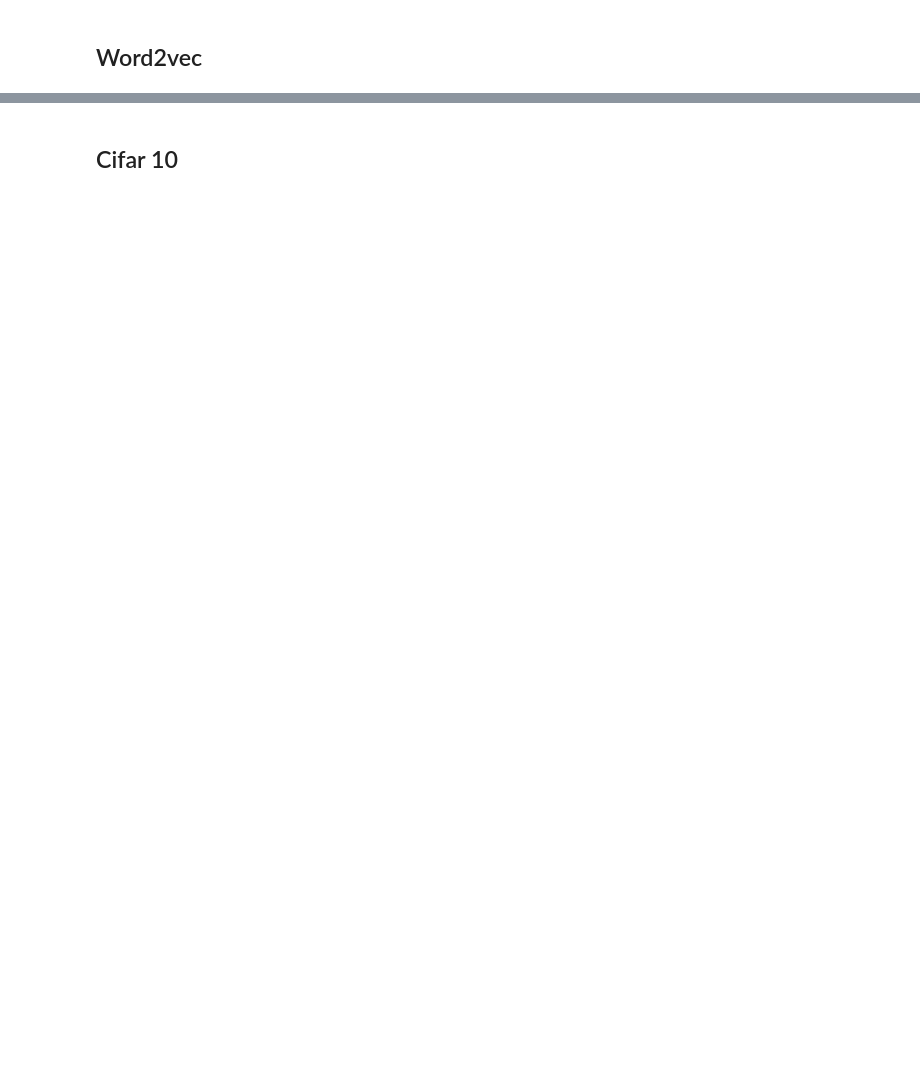
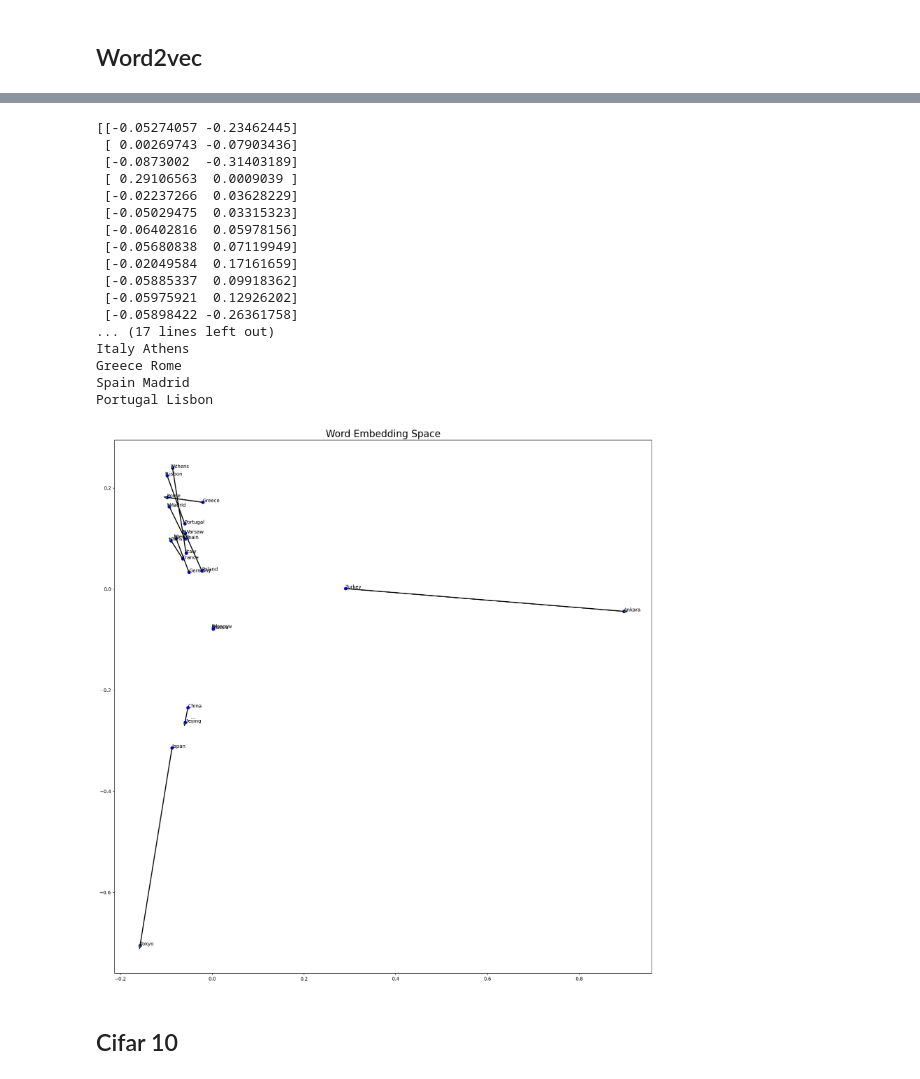
Before and after one commit to HUWENBIN2024/ML_Crowd_Modeling_and_Simulation, a Jupyter notebook: final_proj/sum_dmap_test/diffusionMaps - test.ipynb, the cells around one changed output, grey strips where cells are left out. Cells and saved outputs as stored; diff of their text form; code cells hidden in the pictures; blank space fills up the shorter version.

```diff
--- a/final_proj/sum_dmap_test/diffusionMaps - test.ipynb
+++ b/final_proj/sum_dmap_test/diffusionMaps - test.ipynb
@@ -72,3 +66,40 @@ plot_word_embedding_damp(Word_dmap,words)
+# %%
+countries = ['China', 'Russia', 'Japan', 'Turkey', 'Poland', 'Germany', 'France', 'Italy', 'Greece', 'Spain', 'Portugal']
+capitals = ['Beijing', 'Moscow', 'Tokyo', 'Ankara', 'Warsaw', 'Berlin', 'Paris', 'Athens', 'Rome', 'Madrid', 'Lisbon']
+embeddings = [gensim_model[word] for word in countries + capitals]
+embeddings = np.array(embeddings)
+L_cifar=2
+dim_red_em,val = dmap.diffusion_map_datafold(embeddings,L_cifar,isSwissRoll=True,isWordVec=False)
+
+dim_red_em = dim_red_em[:,1:]
+print(dim_red_em)
+
+word_embedding_plot(dim_red_em, countries + capitals)
+
+for i in range(len(countries)):
+    country = dim_red_em[i]
+    capital = dim_red_em[i+len(countries)]
+    print(countries[i], capitals[i])
+    plt.arrow(country[0], country[1], capital[0]-country[0], capital[1]-country[1], head_width = 0.005)
+# %% [output]
+[[-0.05274057 -0.23462445]
+ [ 0.00269743 -0.07903436]
+ [-0.0873002  -0.31403189]
+ [ 0.29106563  0.0009039 ]
+ [-0.02237266  0.03628229]
+ [-0.05029475  0.03315323]
+ [-0.06402816  0.05978156]
+ [-0.05680838  0.07119949]
+ [-0.02049584  0.17161659]
+ [-0.05885337  0.09918362]
+ [-0.05975921  0.12926202]
+ [-0.05898422 -0.26361758]
+... (17 lines left out)
+Italy Athens
+Greece Rome
+Spain Madrid
+Portugal Lisbon
+[figure, added]
 # %% [markdown]
 ## Cifar 10
 # %%
```
Also changed, not shown: parts of 14 cells of this notebook, 5 other files.
